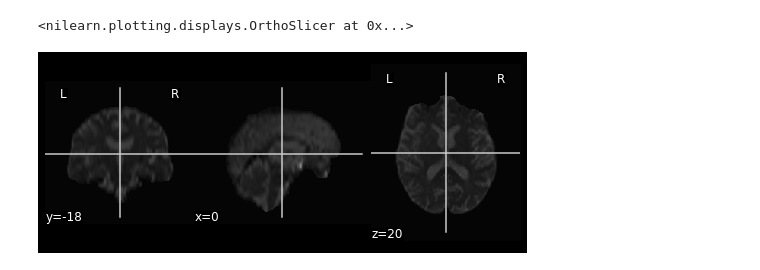
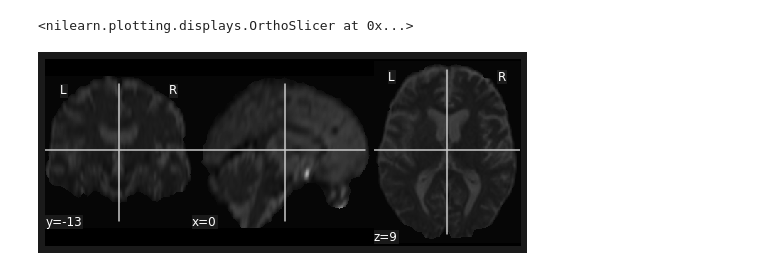
Before and after one commit to zhanghaoyue/stroke_preprocessing, a Jupyter notebook: nipype_workflow.ipynb, the cells around one changed output. Cells and saved outputs as stored; diff of their text form; code cells hidden in the pictures.

```diff
--- a/nipype_workflow.ipynb
+++ b/nipype_workflow.ipynb
@@ -54,5 +94,5 @@ res = n4.run()
 # %%
-plotting.plot_anat('/media/harryzhang/VolumeWD/output/output_manual/540410_BET_t2_ANTS.nii.gz')
+plotting.plot_anat('/media/harryzhang/VolumeWD/output/output_manual/540410_BET_t2_second_run_r.nii.gz')
 # %% [output]
 <nilearn.plotting.displays.OrthoSlicer at 0x...>
-[figure, old version]
+[figure, new version]
```
Also changed, not shown: parts of 26 cells of this notebook, 3 other files.
